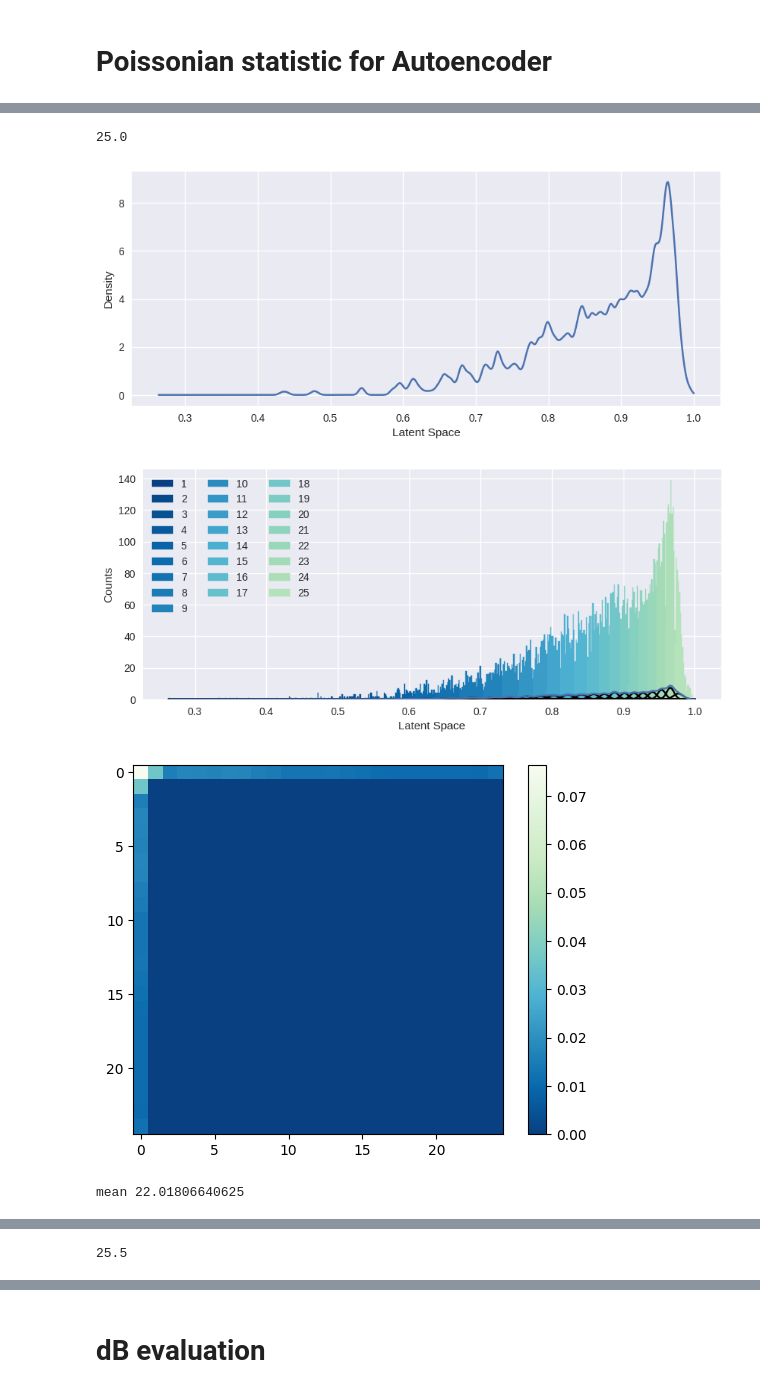
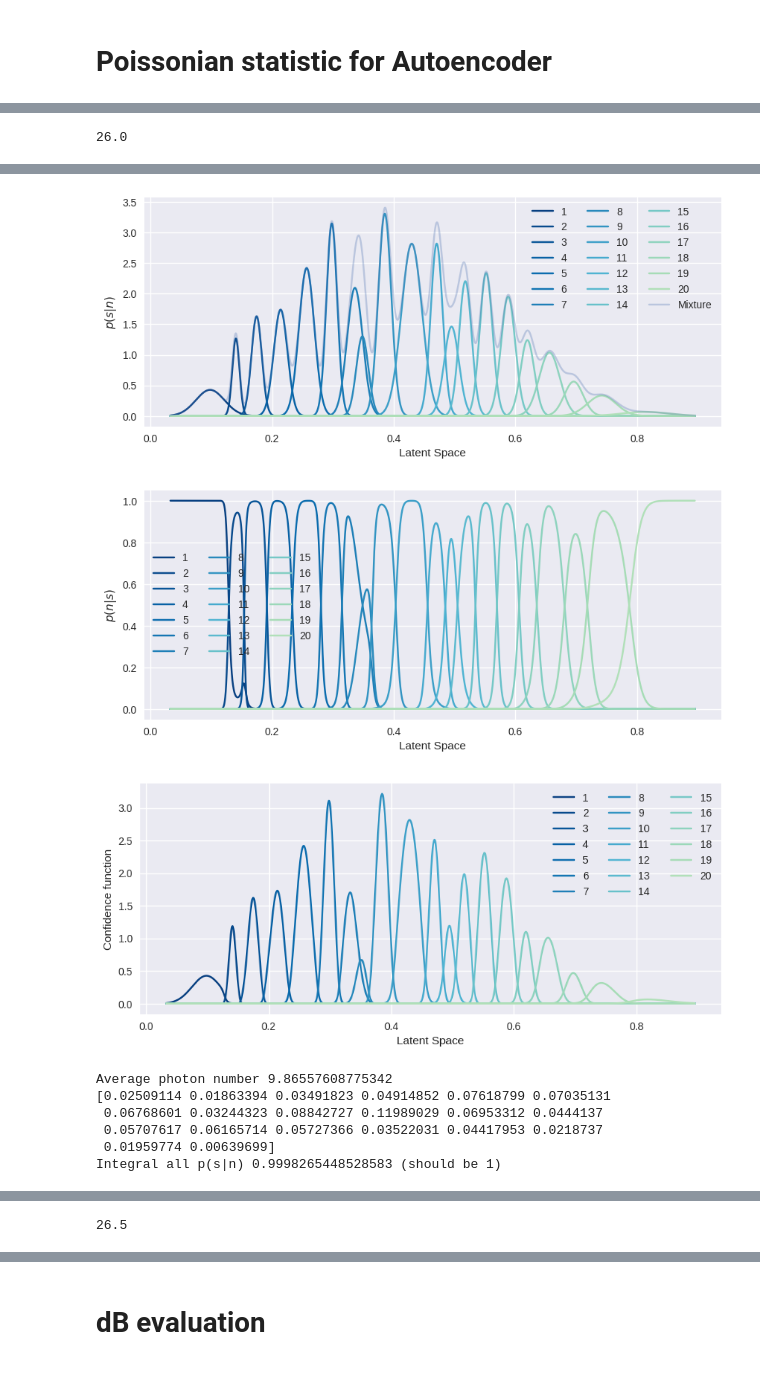
Before and after one commit to polyquantique/Photon-Number-Classification, a Jupyter notebook: src/Decibel_TES.ipynb, the cells around one changed output, grey strips where cells are left out. Cells and saved outputs as stored; diff of their text form; code cells hidden in the pictures.

```diff
--- a/src/Decibel_TES.ipynb
+++ b/src/Decibel_TES.ipynb
@@ -39,35 +39,31 @@ average = []
 X_i_AUTO, X_r_AUTO, X_l_AUTO = loadAutoencoder(X, f'AutoencoderLog/{path_model}', filter=False, flip=False)
 
 conf = confidence(X_l_AUTO,
-                bw = [0.003],
-                bins_plot = 5000,
-                number_cluster=25,
-                #min_cluster_prob=0.003,
-                density_kernel='gaussian',
+                number_cluster = 20,
                 flip = False,
-                skip = 10,
-                size_plot = 10)
+                size_plot = 10,
+                label_shift = 0)
 
 labels = conf.labels
+number_cluster_list = [20, 16, 20, 15, 15]
 
-for index, key in enumerate(np.unique(decibel_samples)):
+X_al = []
+
+for index, key in enumerate(np.unique(decibel_samples)[2:]):
 
     print(key)
     condition = decibel_samples == key
 
     conf.fit(X_l_AUTO[condition],
-            bw = [0.004],
-            bins_plot = 500,
-            number_cluster=25,
-            #min_cluster_prob=0.001,
-            density_kernel='gaussian',
+            number_cluster = number_cluster_list[index],
             flip = False,
-            skip = 10,
-            size_plot = 10)
+            label_dB = key)
 
     labels_ = labels[condition]
 
     decibel.append(key)
     g2.append(second_order(labels_))
     average.append(np.mean(labels_))
+
+    X_al.append(X_l_AUTO[condition])
 # %% [output]
@@ -74,0 +71 @@ for index, key in enumerate(np.unique(decibel_samples)):
+26.0
@@ -76,5 +73,9 @@ for index, key in enumerate(np.unique(decibel_samples)):
-25.0
-[figure, old version]
+[figure, new version]
-[figure, old version]
+[figure, new version]
-[figure, old version]
+[figure, new version]
-mean 22.01806640625
+Average photon number 9.86557608775342
+[0.02509114 0.01863394 0.03491823 0.04914852 0.07618799 0.07035131
+ 0.06768601 0.03244323 0.08842727 0.11989029 0.06953312 0.0444137
+ 0.05707617 0.06165714 0.05727366 0.03522031 0.04417953 0.0218737
+ 0.01959774 0.00639699]
+Integral all p(s|n) 0.9998265448528583 (should be 1)
@@ -82 +83 @@ mean 22.01806640625
-25.5
+26.5
```
Also changed, not shown: parts of 5 cells of this notebook, 8 other files.
